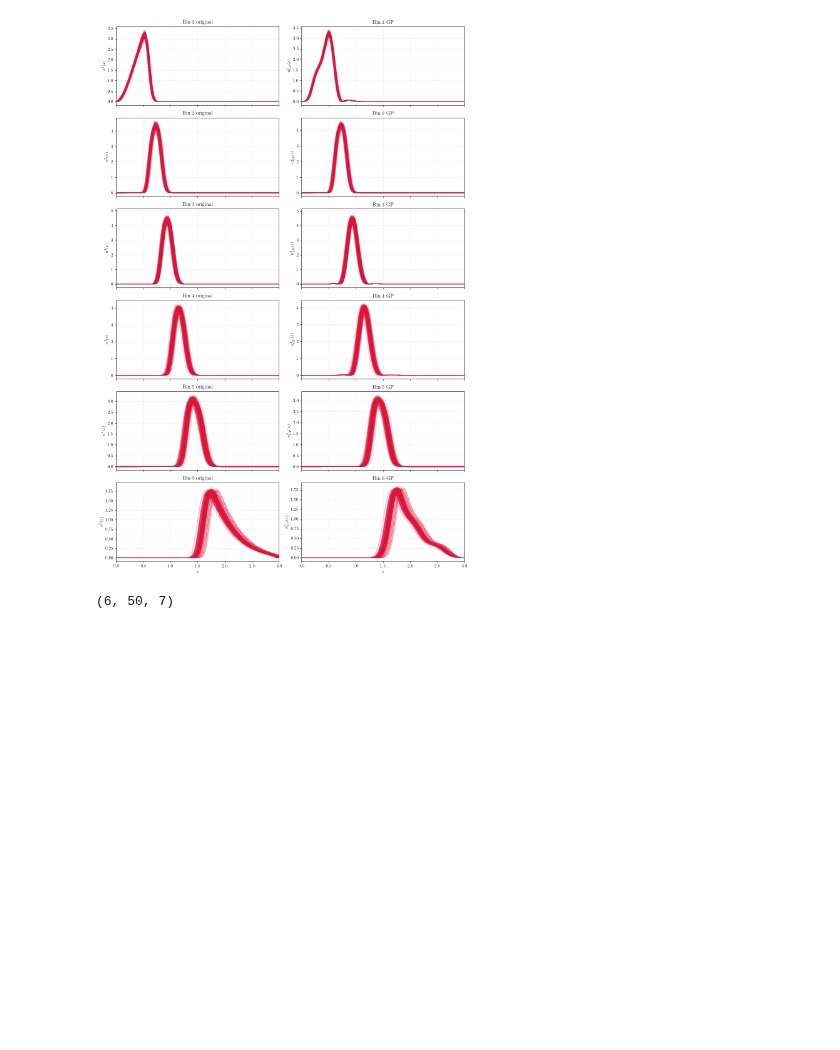
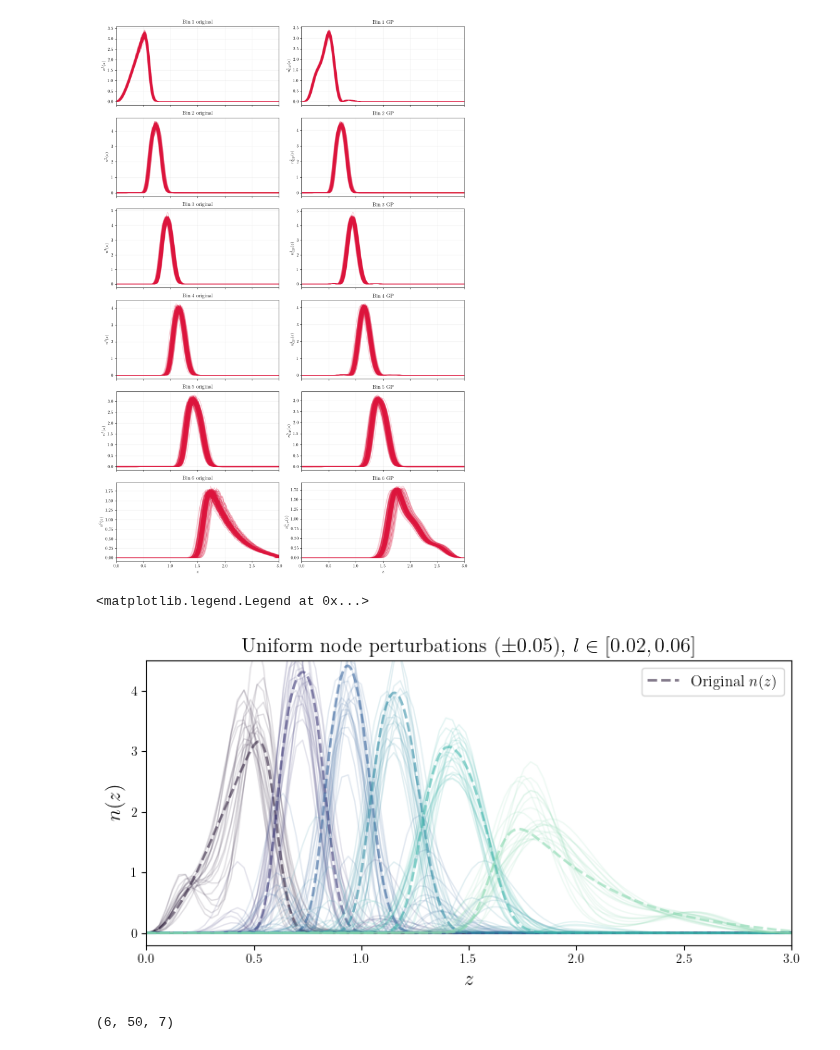
Before and after one commit to jipdebuck/binz, a Jupyter notebook: notebooks/norm_flow.ipynb, the cells around one changed output. Saved outputs shown, nothing was run; the diff lists cells and outputs as text; code cells hidden in the pictures; blank space fills up the shorter version.

Commit message:
changed norm flow notebook

```diff
--- a/notebooks/norm_flow.ipynb
+++ b/notebooks/norm_flow.ipynb
@@ -552,6 +552,79 @@ axes[-1, 1].set_xlim(0,3)
 plt.tight_layout()
 # %% [output]
 [figure]
+# %%
+def resample_dndz_gp(gp_predictions, z_pred, zs):
+    gp_predictions_norm = {}
+    for key in gp_predictions.keys():
+        gp_predictions_norm[key] = gp_predictions[key]/integrate.trapezoid(gp_predictions[key], z_pred[:,0])
+    my_dndz = np.vstack(list(gp_predictions_norm.values()))
+    my_dndz_norm = np.zeros([len(gp_predictions_norm), len(zs)])
+    for i in range(len(gp_predictions_norm)):
+        # gp_predictions[i][0] is 1D array of n(z) for bin i
+
+        my_dndz_norm[i, :] = np.interp(zs, z_pred[:,0], my_dndz[i, :])
+
+    return my_dndz_norm
+
+def compute_cdf_nodes(z_grid, nz_org, M=3, qmin=0.05, qmax=0.95):
+    X_nodes = []
+    Y_nodes = []
+    for key, nz in nz_org.items():
+        cdf = integrate.cumulative_trapezoid(nz, z_grid, initial=0)
+        cdf /= cdf[-1]
+        z_peak = z_grid[np.argmax(nz)] # one node always at the peak
+        if M > 1: # others at quantiles
+            quantiles = np.linspace(qmin, qmax, M)
+            x_nodes = np.interp(quantiles, cdf, z_grid)
+            x_nodes[M//2] = z_peak
+        else:
+            x_nodes = np.array([z_peak])
+        x_nodes = np.sort(x_nodes)
+        y_nodes = np.interp(x_nodes, z_grid, nz)
+        X_nodes.append(x_nodes)
+        Y_nodes.append(y_nodes)
+    return X_nodes, Y_nodes
+x_nodes_all, y_nodes_all = compute_cdf_nodes(z_nz, dndz_she_norm, 3)
+n_samples = 20
+delta = 0.05
+rng = np.random.default_rng()
+fig, ax = plt.subplots(1, figsize=(9, 4))
+palette = sns.color_palette("mako", 6)
+z_pred_res = z_pred.reshape(-1, 1)
+
+for j, nz in enumerate(n_meds):
+    ax.plot(
+        z_nz, dndz_she_norm[j+1], '--', color=palette[j], alpha=0.6, lw=2,
+        label="Original $n(z)$" if j == 0 else None
+    )
+    for s in range(n_samples):
+        x_sample = np.array(x_nodes_all[j]) + rng.uniform(-delta, delta, len(x_nodes_all[j]))
+        y_sample = np.array(y_nodes_all[j]) + rng.uniform(-delta, delta, len(y_nodes_all[j]))
+        order = np.argsort(x_sample)
+        x_sample = x_sample[order]
+        y_sample = y_sample[order]
+        x_tmp = list(x_nodes_all)
+        y_tmp = list(y_nodes_all)
+        x_tmp[j] = x_sample
+        y_tmp[j] = y_sample
+        corr_len_sample = rng.uniform(0.05, 0.08)
+        y_pred_sample = reconstruct_all_bins_square(
+            z_pred, x_tmp, y_tmp, corr_len=corr_len_sample
+        )
+        y_pred_sample_norm =  resample_dndz_gp(y_pred_sample, z_pred_res, zs)
+        ax.plot(
+            zs, y_pred_sample_norm[j],
+            color=palette[j], alpha=0.15, lw=1
+        )
+ax.set_xlabel(r"$z$", fontsize=16)
+ax.set_ylabel(r"$n(z)$", fontsize=16)
+ax.set_xlim(0, 3)
+ax.set_ylim(-0.2, 4.5)
+ax.set_title("Uniform node perturbations ($\\pm 0.05$), $l \\in [0.02, 0.06]$", fontsize=16)
+ax.legend(loc="upper right", fontsize=12)
+# %% [output]
+<matplotlib.legend.Legend at 0x...>
+[figure, added]
 # %%
 # Plotting the resulting distribution of GP params
 
```
Also changed, not shown: parts of 14 cells of this notebook.
